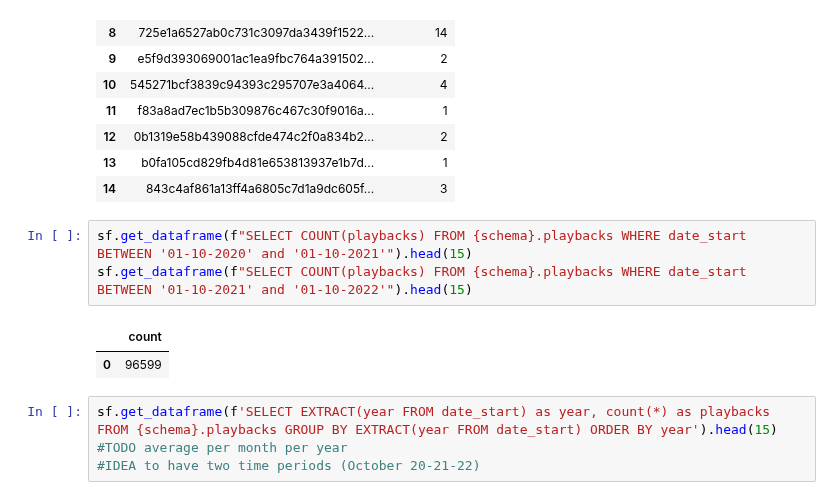
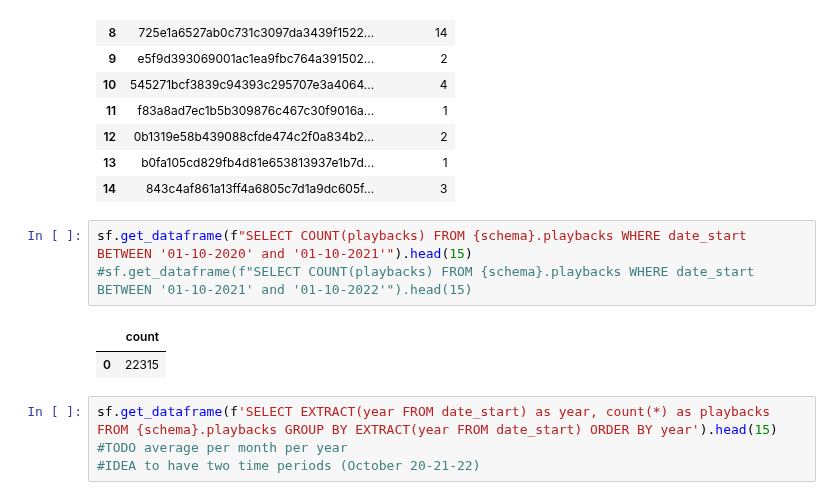
Before and after one commit to elisicke/Data-Analyst-Capstone-Project, a Jupyter notebook: EDA_phillipp.ipynb, the cells around one changed output. Drawn from its saved outputs; the diff is of its cells as text.

```diff
--- a/EDA_phillipp.ipynb
+++ b/EDA_phillipp.ipynb
@@ -213,10 +231,10 @@ sf.get_dataframe(f"SELECT account_key as account, count(*) as playbacks FROM {sc
 | 14 | 843c4af861a13ff4a6805c7d1a9dc605f... | 3 |
 # %%
 sf.get_dataframe(f"SELECT COUNT(playbacks) FROM {schema}.playbacks WHERE date_start BETWEEN '01-10-2020' and '01-10-2021'").head(15)
-sf.get_dataframe(f"SELECT COUNT(playbacks) FROM {schema}.playbacks WHERE date_start BETWEEN '01-10-2021' and '01-10-2022'").head(15)
+#sf.get_dataframe(f"SELECT COUNT(playbacks) FROM {schema}.playbacks WHERE date_start BETWEEN '01-10-2021' and '01-10-2022'").head(15)
 # %% [output]
 |  | count |
-| 0 | 96599 |
+| 0 | 22315 |
 # %%
 sf.get_dataframe(f'SELECT EXTRACT(year FROM date_start) as year, count(*) as playbacks FROM {schema}.playbacks GROUP BY EXTRACT(year FROM date_start) ORDER BY year').head(15)
 #TODO average per month per year
```
Also changed, not shown: parts of 17 cells of this notebook.
